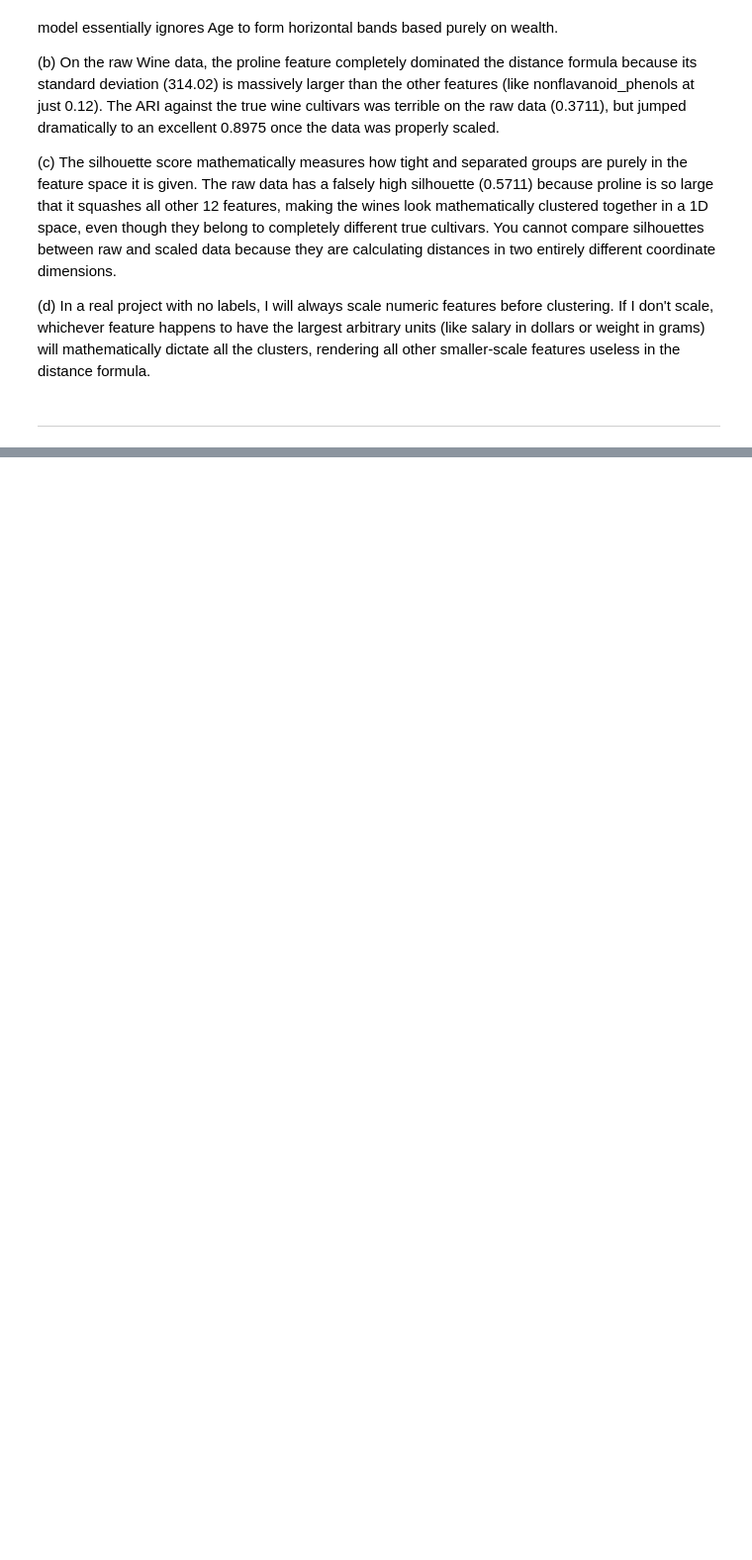
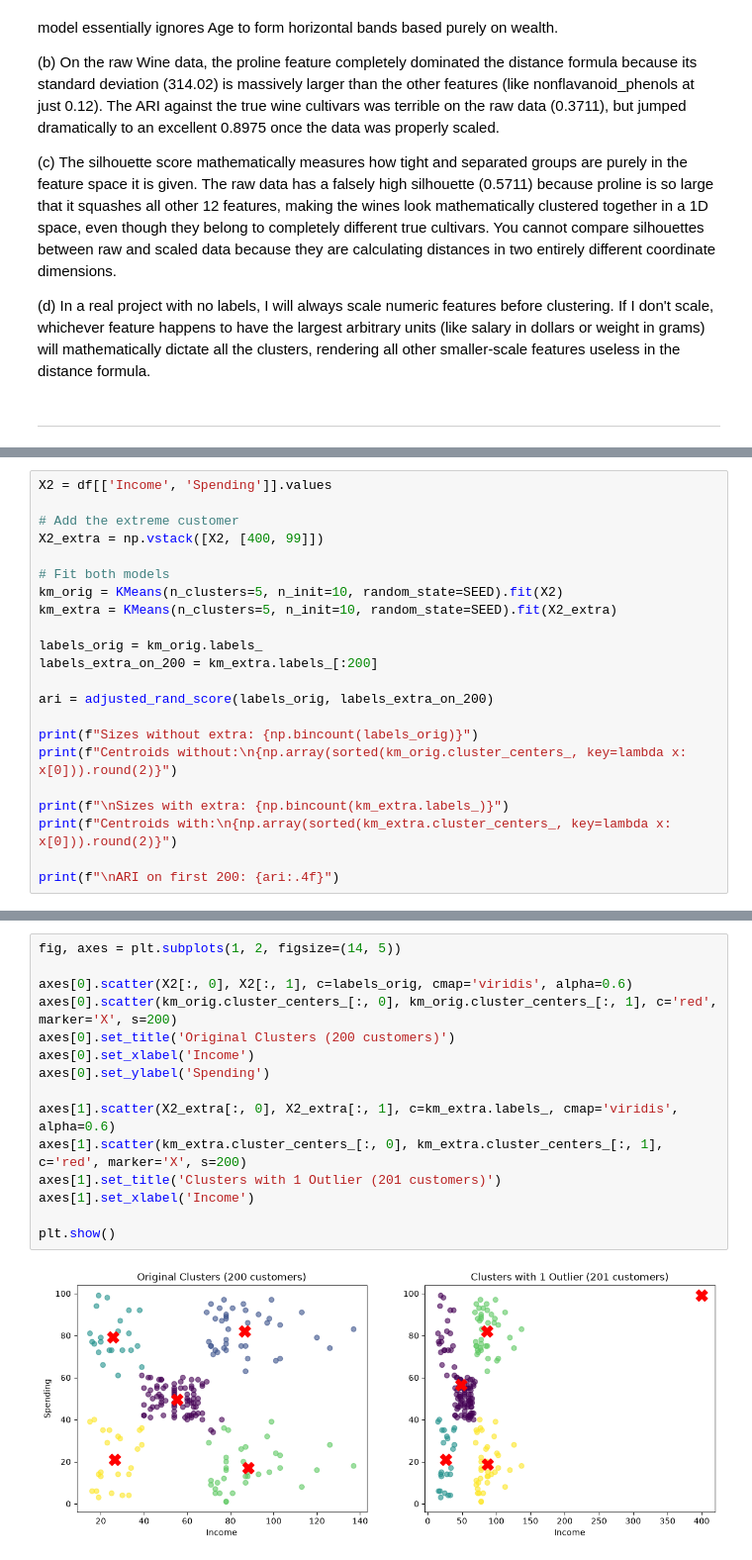
Before and after one commit to bahadurmalik82/customer-segmentation-kmeans, a Jupyter notebook: KMeans_Clustering.ipynb, the cells around one changed output, grey strips where cells are left out. Shown at 99% size. Drawn from its saved outputs; the diff is of its cells as text; blank space fills up the shorter version.

```diff
--- a/KMeans_Clustering.ipynb
+++ b/KMeans_Clustering.ipynb
@@ -837,0 +859,22 @@ plt.show()
+# %%
+X2 = df[['Income', 'Spending']].values
+
+# Add the extreme customer
+X2_extra = np.vstack([X2, [400, 99]])
+
+# Fit both models
+km_orig = KMeans(n_clusters=5, n_init=10, random_state=SEED).fit(X2)
+km_extra = KMeans(n_clusters=5, n_init=10, random_state=SEED).fit(X2_extra)
+
+labels_orig = km_orig.labels_
+labels_extra_on_200 = km_extra.labels_[:200]
+
+ari = adjusted_rand_score(labels_orig, labels_extra_on_200)
+
+print(f"Sizes without extra: {np.bincount(labels_orig)}")
+print(f"Centroids without:\n{np.array(sorted(km_orig.cluster_centers_, key=lambda x: x[0])).round(2)}")
+
+print(f"\nSizes with extra: {np.bincount(km_extra.labels_)}")
+print(f"Centroids with:\n{np.array(sorted(km_extra.cluster_centers_, key=lambda x: x[0])).round(2)}")
+
+print(f"\nARI on first 200: {ari:.4f}")
@@ -837,0 +899,17 @@ plt.show()
+# %%
+fig, axes = plt.subplots(1, 2, figsize=(14, 5))
+
+axes[0].scatter(X2[:, 0], X2[:, 1], c=labels_orig, cmap='viridis', alpha=0.6)
+axes[0].scatter(km_orig.cluster_centers_[:, 0], km_orig.cluster_centers_[:, 1], c='red', marker='X', s=200)
+axes[0].set_title('Original Clusters (200 customers)')
+axes[0].set_xlabel('Income')
+axes[0].set_ylabel('Spending')
+
+axes[1].scatter(X2_extra[:, 0], X2_extra[:, 1], c=km_extra.labels_, cmap='viridis', alpha=0.6)
+axes[1].scatter(km_extra.cluster_centers_[:, 0], km_extra.cluster_centers_[:, 1], c='red', marker='X', s=200)
+axes[1].set_title('Clusters with 1 Outlier (201 customers)')
+axes[1].set_xlabel('Income')
+
+plt.show()
+# %% [output]
+[figure, added]
```
Also changed, not shown: parts of 8 cells of this notebook.
